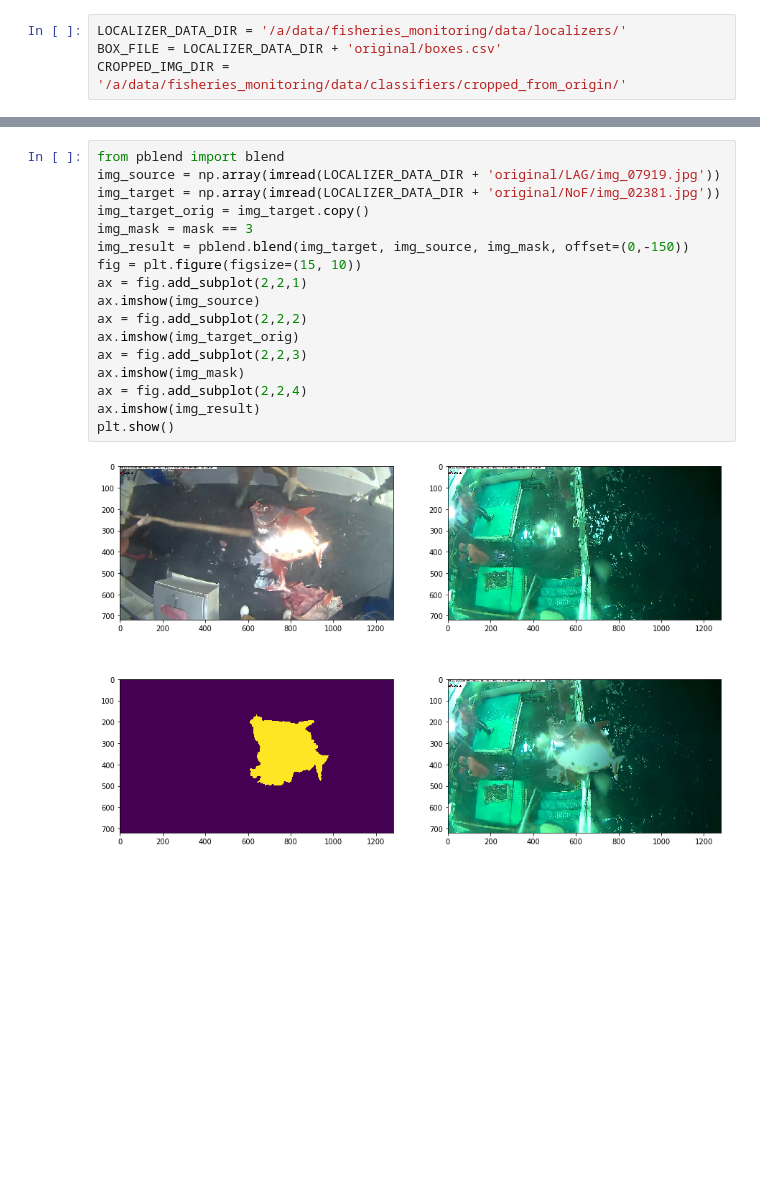
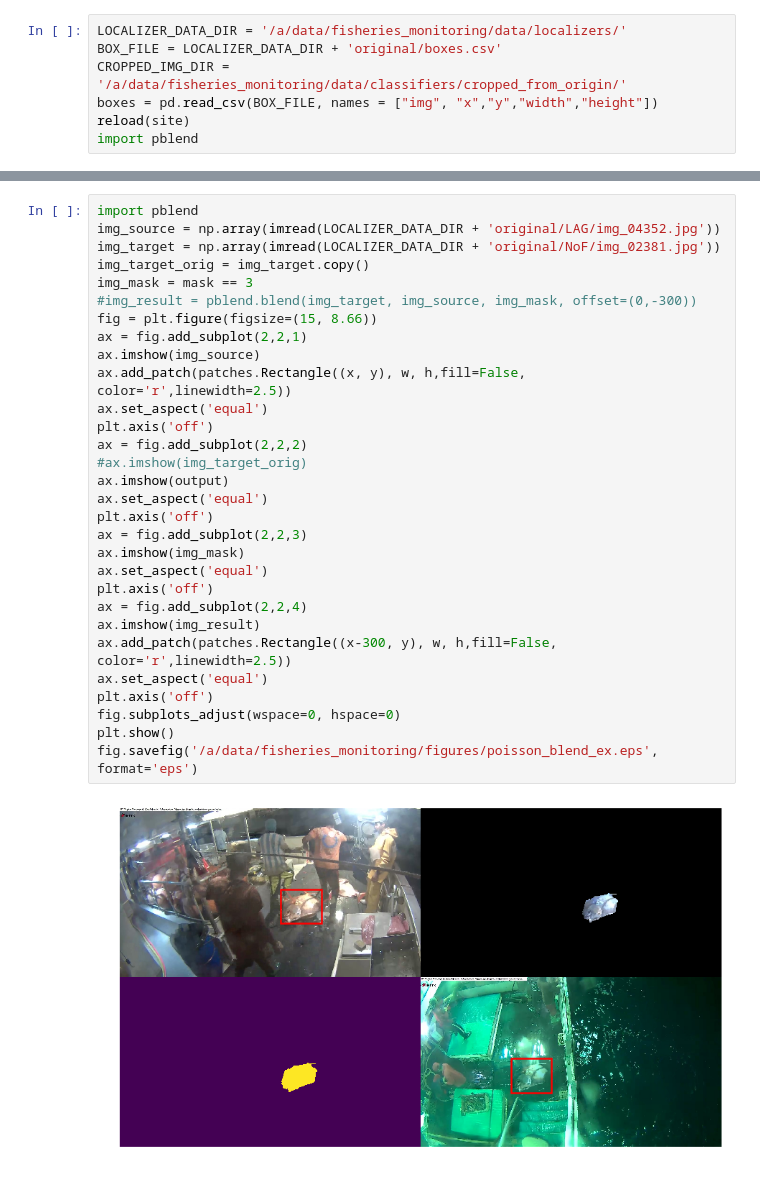
Before and after one commit to lqdreality/fisheries_monitoring, a Jupyter notebook: augmentation/fish_image_blending.ipynb, the cells around one changed output, grey strips where cells are left out. Saved outputs shown, nothing was run; the diff lists cells and outputs as text; blank space fills up the shorter version.

```diff
--- a/augmentation/fish_image_blending.ipynb
+++ b/augmentation/fish_image_blending.ipynb
@@ -11,3 +16,6 @@ import cv2
 LOCALIZER_DATA_DIR = '/a/data/fisheries_monitoring/data/localizers/'
 BOX_FILE = LOCALIZER_DATA_DIR + 'original/boxes.csv'
 CROPPED_IMG_DIR = '/a/data/fisheries_monitoring/data/classifiers/cropped_from_origin/'
+boxes = pd.read_csv(BOX_FILE, names = ["img", "x","y","width","height"])
+reload(site)
+import pblend
@@ -38,19 +205,32 @@ plt.show()
 # %%
-from pblend import blend
-img_source = np.array(imread(LOCALIZER_DATA_DIR + 'original/LAG/img_07919.jpg'))
+import pblend
+img_source = np.array(imread(LOCALIZER_DATA_DIR + 'original/LAG/img_04352.jpg'))
 img_target = np.array(imread(LOCALIZER_DATA_DIR + 'original/NoF/img_02381.jpg'))
 img_target_orig = img_target.copy()
 img_mask = mask == 3
-img_result = pblend.blend(img_target, img_source, img_mask, offset=(0,-150))
-fig = plt.figure(figsize=(15, 10))
+#img_result = pblend.blend(img_target, img_source, img_mask, offset=(0,-300))
+fig = plt.figure(figsize=(15, 8.66))
 ax = fig.add_subplot(2,2,1)
 ax.imshow(img_source)
+ax.add_patch(patches.Rectangle((x, y), w, h,fill=False, color='r',linewidth=2.5))
+ax.set_aspect('equal')
+plt.axis('off')
 ax = fig.add_subplot(2,2,2)
-ax.imshow(img_target_orig)
+#ax.imshow(img_target_orig)
+ax.imshow(output)
+ax.set_aspect('equal')
+plt.axis('off')
 ax = fig.add_subplot(2,2,3)
 ax.imshow(img_mask)
+ax.set_aspect('equal')
+plt.axis('off')
 ax = fig.add_subplot(2,2,4)
 ax.imshow(img_result)
+ax.add_patch(patches.Rectangle((x-300, y), w, h,fill=False, color='r',linewidth=2.5))
+ax.set_aspect('equal')
+plt.axis('off')
+fig.subplots_adjust(wspace=0, hspace=0)
 plt.show()
+fig.savefig('/a/data/fisheries_monitoring/figures/poisson_blend_ex.eps', format='eps')
 # %% [output]
-[figure, old version]
+[figure, new version]
```
Also changed, not shown: parts of 6 cells of this notebook, 1 other file.
